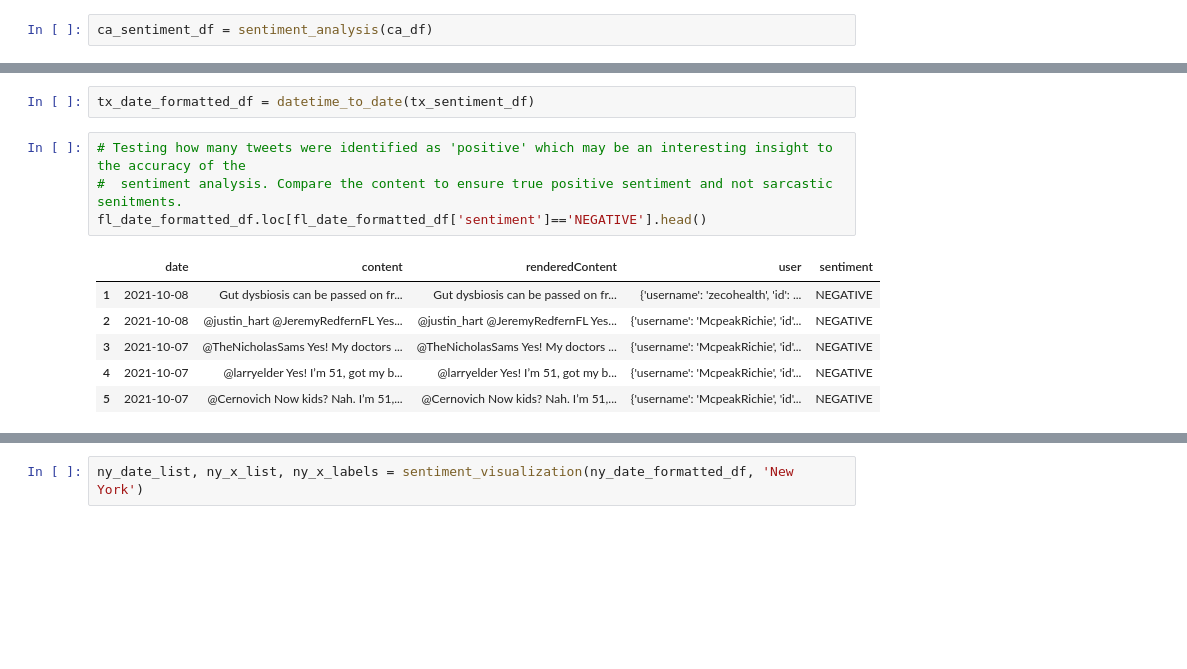
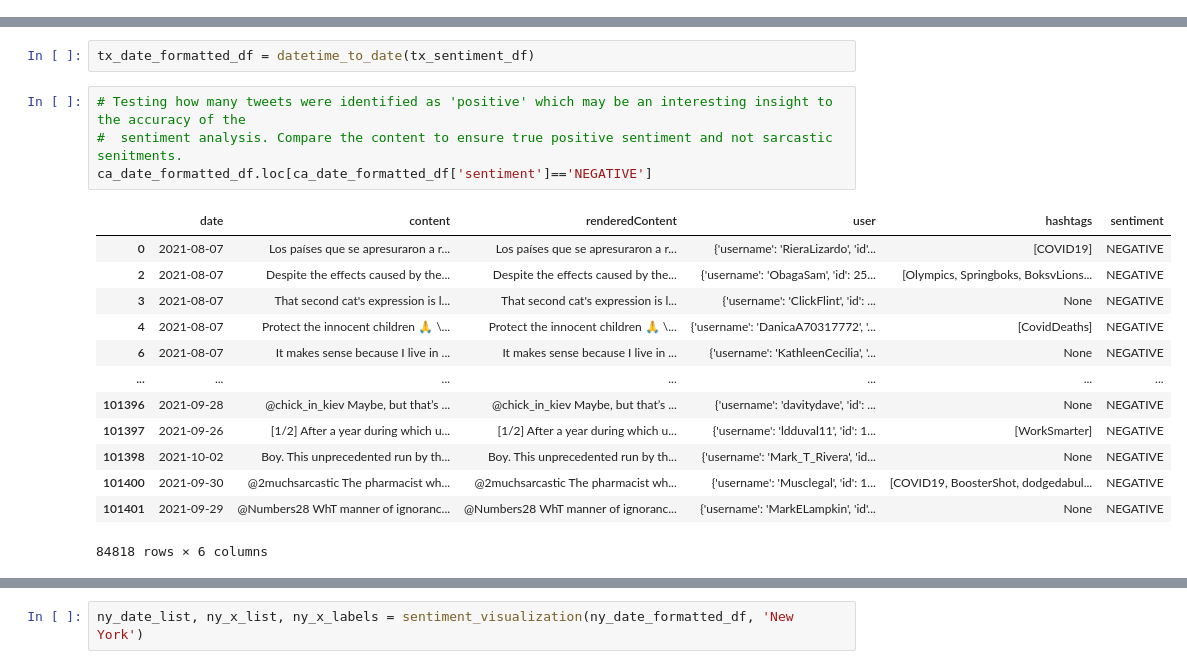
Before and after one commit to The-Processors/ics-438-final-project, a Jupyter notebook: Final Project.ipynb, the cells around one changed output, grey strips where cells are left out. Saved outputs shown, nothing was run; the diff lists cells and outputs as text; blank space fills up the shorter version.

```diff
--- a/Final Project.ipynb
+++ b/Final Project.ipynb
@@ -289,5 +221,3 @@ def sentiment_analysis(dataframe):
     print("End: " + str(datetime.datetime.now())[11:19])
     # assign the new sentiment list values to the dataframe titled sentiment
     return df_copy.assign(sentiment = sentiment_list)
-# %%
-ca_sentiment_df = sentiment_analysis(ca_df)
@@ -358,14 +318,21 @@ tx_date_formatted_df = datetime_to_date(tx_sentiment_df)
 # %%
 # Testing how many tweets were identified as 'positive' which may be an interesting insight to the accuracy of the
 #  sentiment analysis. Compare the content to ensure true positive sentiment and not sarcastic senitments.
-fl_date_formatted_df.loc[fl_date_formatted_df['sentiment']=='NEGATIVE'].head()
+ca_date_formatted_df.loc[ca_date_formatted_df['sentiment']=='NEGATIVE']
 # %% [output]
-|  | date | content | renderedContent | user | sentiment |
-| 1 | 2021-10-08 | Gut dysbiosis can be passed on fr... | Gut dysbiosis can be passed on fr... | {'username': 'zecohealth', 'id': ... | NEGATIVE |
-| 2 | 2021-10-08 | @justin_hart @JeremyRedfernFL Yes... | @justin_hart @JeremyRedfernFL Yes... | {'username': 'McpeakRichie', 'id'... | NEGATIVE |
-| 3 | 2021-10-07 | @TheNicholasSams Yes! My doctors ... | @TheNicholasSams Yes! My doctors ... | {'username': 'McpeakRichie', 'id'... | NEGATIVE |
-| 4 | 2021-10-07 | @larryelder Yes! I’m 51, got my b... | @larryelder Yes! I’m 51, got my b... | {'username': 'McpeakRichie', 'id'... | NEGATIVE |
-| 5 | 2021-10-07 | @Cernovich Now kids? Nah. I’m 51,... | @Cernovich Now kids? Nah. I’m 51,... | {'username': 'McpeakRichie', 'id'... | NEGATIVE |
+|  | date | content | renderedContent | user | hashtags | sentiment |
+| 0 | 2021-08-07 | Los países que se apresuraron a r... | Los países que se apresuraron a r... | {'username': 'RieraLizardo', 'id'... | [COVID19] | NEGATIVE |
+| 2 | 2021-08-07 | Despite the effects caused by the... | Despite the effects caused by the... | {'username': 'ObagaSam', 'id': 25... | [Olympics, Springboks, BoksvLions... | NEGATIVE |
+| 3 | 2021-08-07 | That second cat's expression is l... | That second cat's expression is l... | {'username': 'ClickFlint', 'id': ... | None | NEGATIVE |
+| 4 | 2021-08-07 | Protect the innocent children 🙏 \... | Protect the innocent children 🙏 \... | {'username': 'DanicaA70317772', '... | [CovidDeaths] | NEGATIVE |
+| 6 | 2021-08-07 | It makes sense because I live in ... | It makes sense because I live in ... | {'username': 'KathleenCecilia', '... | None | NEGATIVE |
+| ... | ... | ... | ... | ... | ... | ... |
+| 101396 | 2021-09-28 | @chick_in_kiev Maybe, but that’s ... | @chick_in_kiev Maybe, but that’s ... | {'username': 'davitydave', 'id': ... | None | NEGATIVE |
+| 101397 | 2021-09-26 | [1/2] After a year during which u... | [1/2] After a year during which u... | {'username': 'ldduval11', 'id': 1... | [WorkSmarter] | NEGATIVE |
+| 101398 | 2021-10-02 | Boy. This unprecedented run by th... | Boy. This unprecedented run by th... | {'username': 'Mark_T_Rivera', 'id... | None | NEGATIVE |
+| 101400 | 2021-09-30 | @2muchsarcastic The pharmacist wh... | @2muchsarcastic The pharmacist wh... | {'username': 'Musclegal', 'id': 1... | [COVID19, BoosterShot, dodgedabul... | NEGATIVE |
+| 101401 | 2021-09-29 | @Numbers28 WhT manner of ignoranc... | @Numbers28 WhT manner of ignoranc... | {'username': 'MarkELampkin', 'id'... | None | NEGATIVE |
+84818 rows × 6 columns
 # %%
 import matplotlib.pyplot as plt
 import datetime
```
Also changed, not shown: parts of 32 cells of this notebook.
